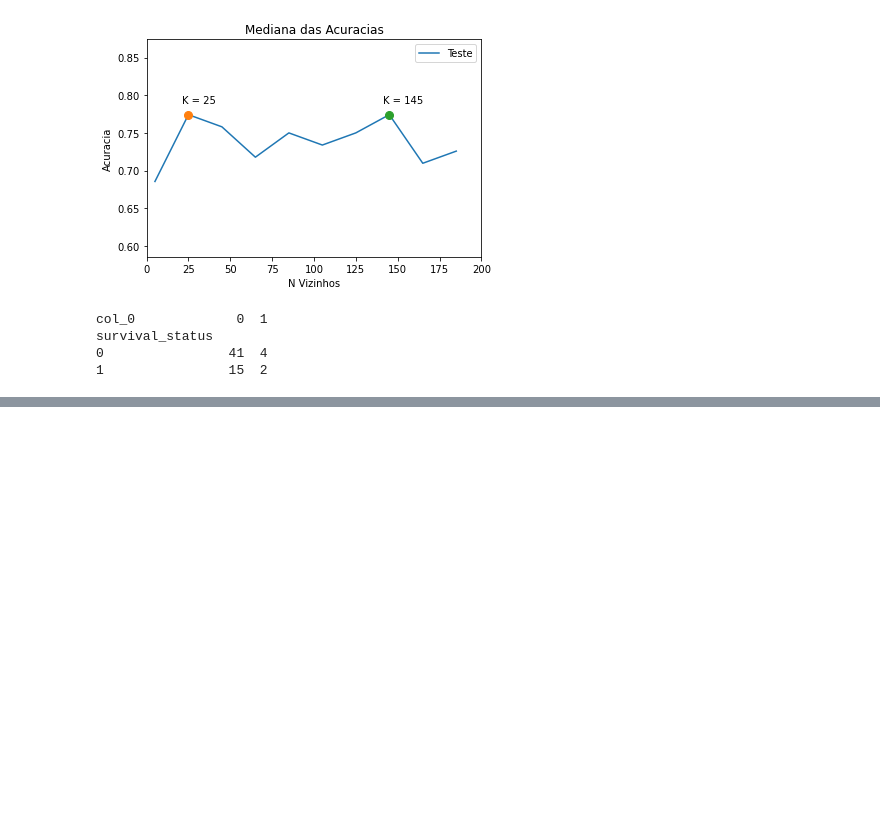
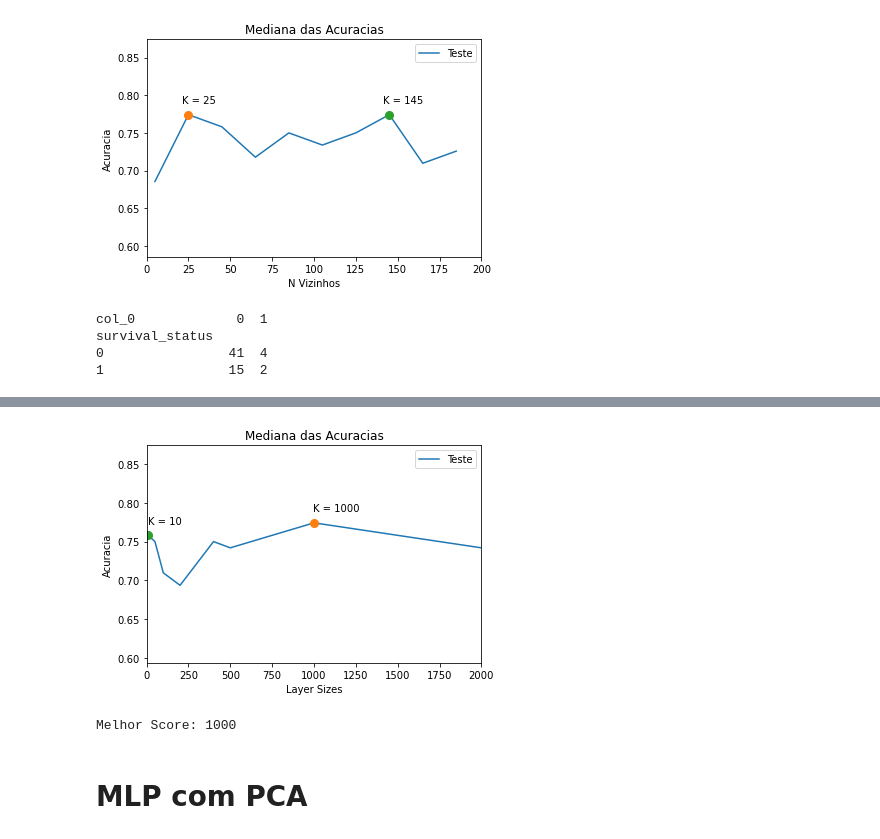
Before and after one commit to mauro-moura/haberman-knn, a Jupyter notebook: main.ipynb, the cells around one changed output, grey strips where cells are left out. Drawn from its saved outputs; the diff is of its cells as text; code cells hidden in the pictures; blank space fills up the shorter version.

```diff
--- a/main.ipynb
+++ b/main.ipynb
@@ -217,0 +220,16 @@ survival_status
+# %%
+from sklearn.neural_network import MLPClassifier
+
+layer_sizes = [5, 10, 50, 100, 200, 400, 500, 1000, 2000]
+# %%
+scores = []
+for sizes in layer_sizes:
+    accs = []
+    for i in range(10):
+        seed = np.random.randint(999999999)
+        X_train, X_test, y_train, y_test = train_test_split(X, y, test_size = 0.2, random_state = seed)
+        mlp = MLPClassifier(hidden_layer_sizes=(sizes,), max_iter=1000, verbose=1)
+        mlp.fit(X_train, y_train)
+        accs.append(mlp.score(X_test, y_test))
+
+    scores.append(accs)
@@ -217,0 +254,30 @@ survival_status
+# %%
+np.savetxt(save_folder + 'scores.txt', scores)
+
+medians = []
+for i in range(len(scores)):
+    medians.append(np.median(scores[i]))
+
+_medians = list(np.copy(medians))
+max_list = sorted(_medians)
+max1 = _medians.index(max_list[-1])
+del(_medians[max1])
+max2 = _medians.index(max_list[-2]) + 1
+
+np.savetxt(save_folder + 'medians.txt', medians)
+# %%
+plt.plot(layer_sizes, medians)
+plt.plot(layer_sizes[max1], medians[max1], 'o', label='max1', markersize=8)
+plt.plot(layer_sizes[max2], medians[max2], 'o', label='max2', markersize=8)
+plt.xlim(0, 2000)
+plt.ylim(min(medians) - 0.1, max(medians) + 0.1)
+plt.annotate('K = %i'%(layer_sizes[max1]), (layer_sizes[max1] - 4,  medians[max1] + 0.015))
+plt.annotate('K = %i'%(layer_sizes[max2]), (layer_sizes[max2] - 4,  medians[max2] + 0.015))
+plt.title('Mediana das Acuracias')
+plt.ylabel('Acuracia')
+plt.xlabel('Layer Sizes')
+plt.legend(['Teste'])
+plt.savefig(save_folder + 'P1_outs.png')
+plt.show()
+# %% [output]
+[figure, added]
@@ -217,0 +292,6 @@ survival_status
+# %%
+print("Melhor Score: " + str(layer_sizes[max1]))
+# %% [output]
+Melhor Score: 1000
+# %% [markdown]
+# MLP com PCA
```
Also changed, not shown: parts of 18 cells of this notebook, 2 other files.
